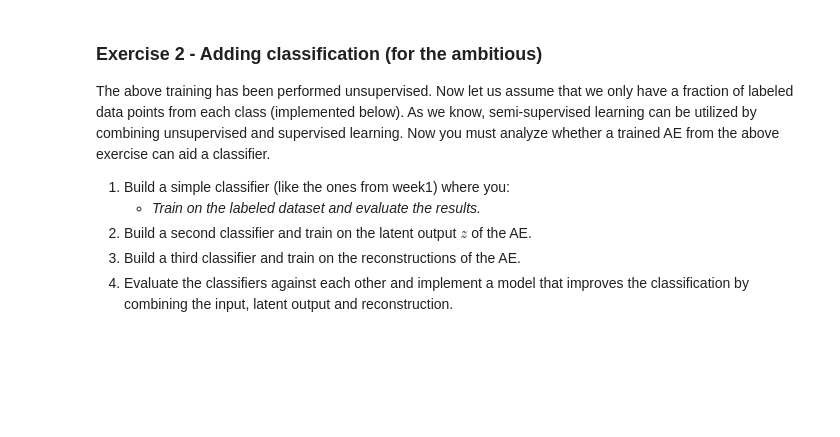
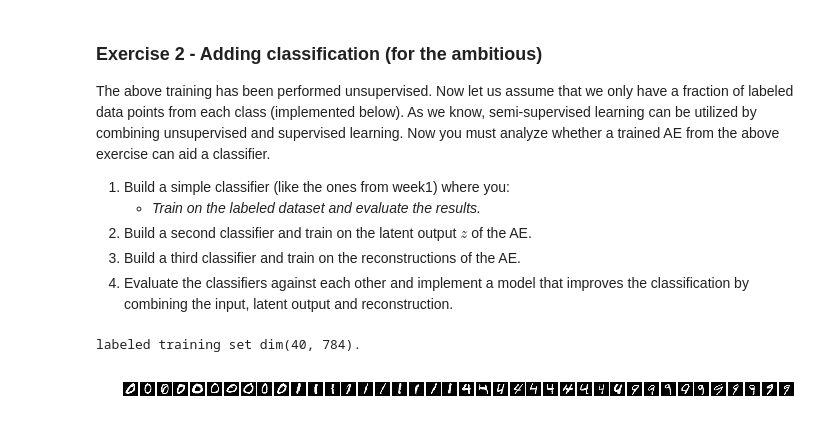
Before and after one commit to DeepLearningDTU/02456-deep-learning, a Jupyter notebook: notebooks/lab5_Unsupervised/2.Auto_Encoders.ipynb, the cells around one changed output. Drawn from its saved outputs; the diff is of its cells as text; code cells hidden in the pictures; blank space fills up the shorter version.

```diff
--- a/notebooks/lab5_Unsupervised/2.Auto_Encoders.ipynb
+++ b/notebooks/lab5_Unsupervised/2.Auto_Encoders.ipynb
@@ -120,20 +130,23 @@ l_out = layers.dense(inputs=l_dec, units=num_features, activation=sigmoid) # iid
 # %% [markdown]
 Following we define the TensorFlow functions for training and evaluation.
 # %%
-# calculate loss
-loss_per_pixel = tf.square(tf.subtract(l_out, x_pl))
-loss = tf.reduce_mean(loss_per_pixel, name="mean_square_error")
-# if you want regularization
-#reg_scale = 0.0005
-#regularize = tf.contrib.layers.l2_regularizer(reg_scale)
-#params = tf.get_collection(tf.GraphKeys.TRAINABLE_VARIABLES)
-#reg_term = sum([regularize(param) for param in params])
-#loss += reg_term
+# Calculate loss - TRY another error function
+# loss_per_pixel = tf.square(tf.subtract(l_out, x_pl))
+loss_per_pixel = - x_pl * tf.log(l_out) - (1 - x_pl) * tf.log(1 - l_out)
+loss = tf.reduce_mean(loss_per_pixel, name="mean_error")
+
+# If you want regularization
+reg_scale = 0.0005
+regularize = tf.contrib.layers.l2_regularizer(reg_scale)
+params = tf.get_collection(tf.GraphKeys.TRAINABLE_VARIABLES)
+reg_term = tf.reduce_sum([regularize(param) for param in params])
+loss += reg_term
 
 # define our optimizer
-optimizer = tf.train.GradientDescentOptimizer(learning_rate=0.25)
+# optimizer = tf.train.GradientDescentOptimizer(learning_rate=0.25)
+optimizer = tf.train.AdamOptimizer(learning_rate=0.001)
 
-# make training op for applying the gradients
+# Training operator for applying the loss gradients in backpropagation update
 train_op = optimizer.minimize(loss)
 # %%
 # test the forward pass
@@ -276,26 +290,29 @@ The above training has been performed unsupervised. Now let us assume that we on
 # %%
 # Generate a subset of labeled data points
 
 num_labeled = 10 # You decide on the size of the fraction...
 
 def onehot(t, num_classes):
     out = np.zeros((t.shape[0], num_classes))
     for row, col in enumerate(t):
         out[row, col] = 1
     return out
 
 idxs_train_l = []
-for i in range(num_classes):
+for i in included_classes:
     idxs = np.where(targets_train == i)[0]
     idxs_train_l += np.random.choice(idxs, size=num_labeled).tolist()
 
 x_train_l = x_train[idxs_train_l]
 targets_train_l = targets_train[idxs_train_l]
 print("labeled training set dim(%i, %i)." % x_train_l.shape)
 
 plt.figure(figsize=(12, 7))
 for i in range(num_classes*num_labeled):
     im = x_train_l[i].reshape((28, 28))
     plt.subplot(1, num_classes*num_labeled, i + 1)
     plt.imshow(im, cmap='gray')
     plt.axis('off')
+# %% [output]
+labeled training set dim(40, 784).
+[figure, added]
```
Also changed, not shown: parts of 5 cells of this notebook.
